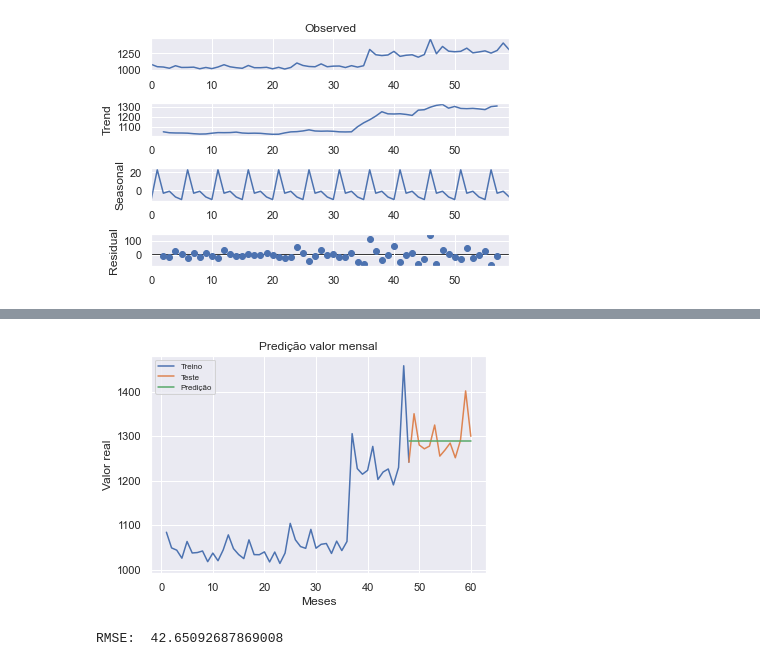
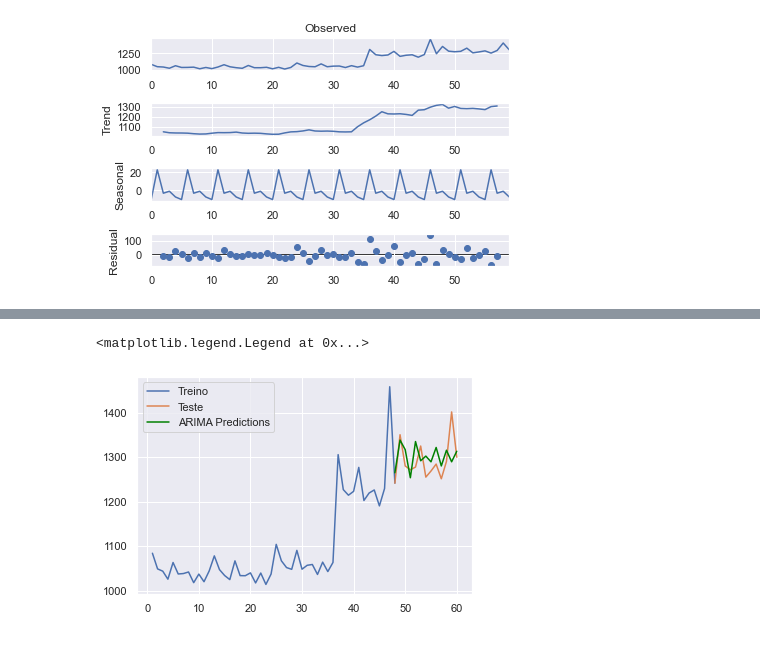
Before and after one commit to ghastcmd/data-science-project, a Jupyter notebook: Projeto.ipynb, the cells around one changed output, grey strips where cells are left out. Drawn from its saved outputs; the diff is of its cells as text; code cells hidden in the pictures.

Commit message:
Added predicitons: ARIAMA and SARIMA

```diff
--- a/Projeto.ipynb
+++ b/Projeto.ipynb
@@ -283,15 +286,13 @@ test = df_medias[df_medias['Mes'] >=  48]
 test['test'] = test['Media_mensal']
 del test['Mes']
 del test['Media_mensal']
-# plt.plot(train, color = "black")
-# plt.plot(test, color = "red")
-# plt.title("Train/Test split para média mensal")
-# plt.ylabel("Média mensal")
-# plt.xlabel('Meses')
-# sns.set()
-# plt.show()
-print(train)
-print(test)
+plt.plot(train, color = "black")
+plt.plot(test, color = "red")
+plt.title("Train/Test split para média mensal")
+plt.ylabel("Média mensal")
+plt.xlabel('Meses')
+sns.set()
+plt.show()
 # %% [output]
           train
 1   1083.877741
@@ -323,7 +313,0 @@ See the caveats in the documentation: https://pandas.pydata.org/pandas-docs/stab
-# %%
-#Importando auto_arima para treinar o modelo e gerar precições
-from pmdarima.arima import auto_arima
-model = auto_arima(train, trace=True, error_action='ignore', suppress_warnings=True)
-model.fit(train)
-forecast = model.predict(n_periods=len(test))
-forecast = pd.DataFrame(forecast,index = test.index,columns=['Prediction'])
@@ -348,19 +314,25 @@ Total fit time: 0.848 seconds
-# %%
-plt.plot(train, label='Treino')
-plt.plot(test, label='Teste')
-plt.plot(forecast, label='Predição')
-plt.title('Predição valor mensal')
-plt.xlabel('Meses')
-plt.ylabel('Valor real')
-plt.legend(loc='upper left', fontsize=8)
-plt.show()
-# %% [output]
-[figure, removed]
-# %%
-from math import sqrt
-from sklearn.metrics import mean_squared_error
-rms = sqrt(mean_squared_error(test,forecast))
-print("RMSE: ", rms)
-#Erro médio quadrático
-# %% [output]
-RMSE:  42.65092687869008
+# %%
+from statsmodels.tsa.statespace.sarimax import SARIMAX
+from statsmodels.tsa.arima.model import ARIMA
+from tqdm import tqdm_notebook
+from itertools import product
+from statsmodels.graphics.tsaplots import plot_pacf
+from statsmodels.graphics.tsaplots import plot_acf
+from statsmodels.tsa.stattools import adfuller
+y = train['train']
+# %%
+ARIMAmodel = ARIMA(y, order = (4, 1, 1))
+ARIMAmodel = ARIMAmodel.fit()
+
+y_pred = ARIMAmodel.get_forecast(len(test.index))
+y_pred_df = y_pred.conf_int(alpha = 0.05)
+y_pred_df["Predictions"] = ARIMAmodel.predict(start = y_pred_df.index[0], end = y_pred_df.index[-1])
+y_pred_df.index = test.index
+y_pred_out = y_pred_df["Predictions"]
+plt.plot(train, label='Treino')
+plt.plot(test, label='Teste')
+plt.plot(y_pred_out, color='Green', label = 'ARIMA Predictions')
+plt.legend()
+# %% [output]
+<matplotlib.legend.Legend at 0x...>
+[figure, added]
```
Also changed, not shown: parts of 14 cells of this notebook.
